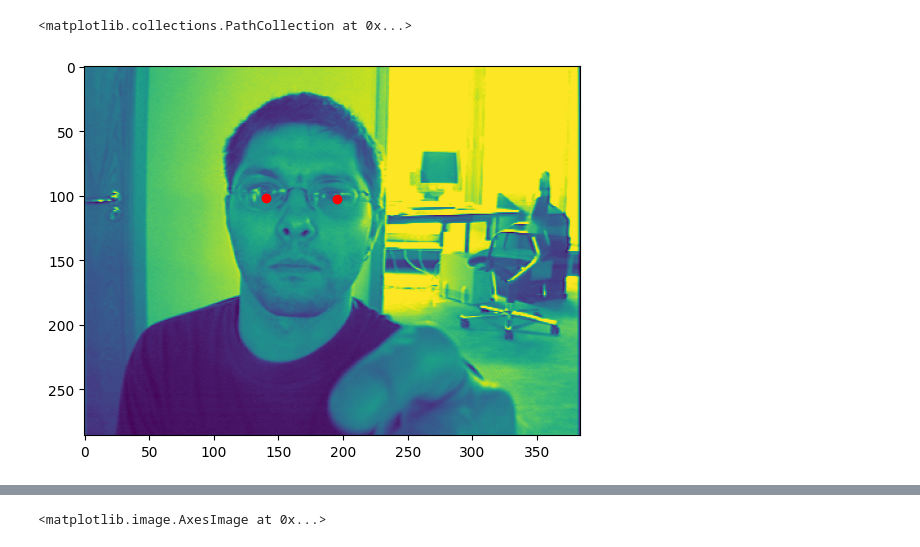
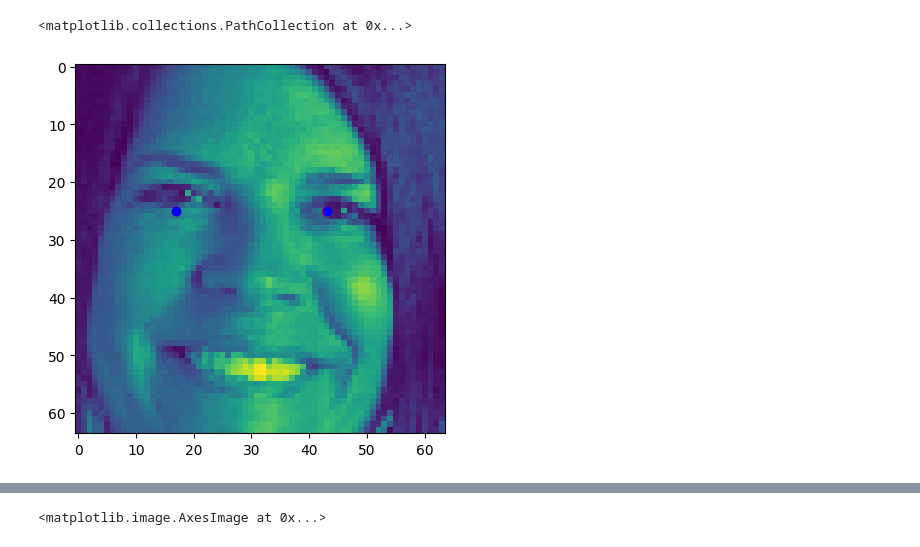
Before and after one commit to peifferjd/NBD-24, a Jupyter notebook: model_training.ipynb, the cells around one changed output, grey strips where cells are left out. Drawn from its saved outputs; the diff is of its cells as text; code cells hidden in the pictures.

Commit message:
Training notebook works

```diff
--- a/model_training.ipynb
+++ b/model_training.ipynb
@@ -27,3 +31,18 @@ OperationalError: (2003, "Can't connect to MySQL server on '137.184.112.232' ([S
+# %%
+import pandas as pd
+
+def get_labeled_dataset():
+    fnames,labels = ( CroppedImageLabel).fetch('fname','y')
+    labels = np.stack(labels).squeeze()
+    manual_df = pd.DataFrame({'l0':labels[:,0],'l1':labels[:,1],'l2':labels[:,2],'l3':labels[:,3],'fname':fnames})
+    y = manual_df.groupby('fname').median().values
+    xnames = manual_df.groupby('fname').median().index
+    X = []
+    for fname in xnames:
+        X.append((CroppedImage & {'fname':fname}).fetch1('image_cropped'))
+    X = np.stack(X)
+    assert X.shape[0] == y.shape[0]
+    return X,y
 # %%
 import os
 import pandas as pd
@@ -137,7 +187,7 @@ key, subkey = jax.random.split(key, 2)
 model = CNN(subkey)
 # %%
 def loss(
-    model: CNN, x: Float[Array, "batch 1 28 28"], y: Int[Array, "batch 4"]
+    model: CNN, x: Float[Array, "batch 1 64 64"], y: Int[Array, "batch 4"]
 ) -> Float[Array, ""]:
 
     pred_y = jax.vmap(model)(x)
@@ -147,7 +197,7 @@ loss = eqx.filter_jit(loss)  # JIT our loss function from earlier!
 
 @eqx.filter_jit
 def compute_accuracy(
-    model: CNN, x: Float[Array, "batch 1 28 28"], y: Int[Array, " batch"]
+    model: CNN, x: Float[Array, "batch 1 64 64"], y: Int[Array, " batch"]
 ) -> Float[Array, ""]:
     """This function takes as input the current model
     and computes the average accuracy on a batch.
@@ -192,6 +242,7 @@ def train(
         while True:
             yield from testloader
 
+    lossl=[]
     for step, (x, y) in zip(range(steps), infinite_trainloader()):
         # PyTorch dataloaders give PyTorch tensors by default,
         # so convert them to NumPy arrays.
@@ -207,7 +258,17 @@ def train(
                 f"{step=}, train_loss={train_loss.item()}, "
                 f"test_accuracy={mean_pixel_error}"
             )
-    return model
+        if (step % 100) == 0:
+            evalx,yhat = eye_dataset[10]
+            pred = model(evalx.numpy()).squeeze()
+            plt.figure()
+            plt.imshow(evalx.squeeze())
+            y = pred.reshape(-1,2)
+            plt.scatter(y[:,0],y[:,1],c='r')
+            plt.scatter(yhat[0],yhat[1],c='b')
+            plt.scatter(yhat[2],yhat[3],c='b')
+        lossl.append(train_loss.item())
+    return model,lossl
 # %%
-model = train(model, trainloader, optim, STEPS, PRINT_EVERY)
+model,loss_list = train(model, trainloader, optim, STEPS, PRINT_EVERY)
 # %% [output]
@@ -241,9 +311,14 @@ NameError: name 'x' is not defined
 # %%
+x,y = eye_dataset[1]
+x = x.numpy()
+y=y.numpy()
 pred = model(x)
 plt.figure()
 plt.imshow(x.squeeze())
 plt.scatter(pred[0], pred[1], c='r')
 plt.scatter(pred[2], pred[3], c='r')
+plt.scatter(y[0], y[1], c='b')
+plt.scatter(y[2], y[3], c='b')
 # %% [output]
 <matplotlib.collections.PathCollection at 0x...>
-[figure, old version]
+[figure, new version]
```
Also changed, not shown: parts of 18 cells of this notebook.
